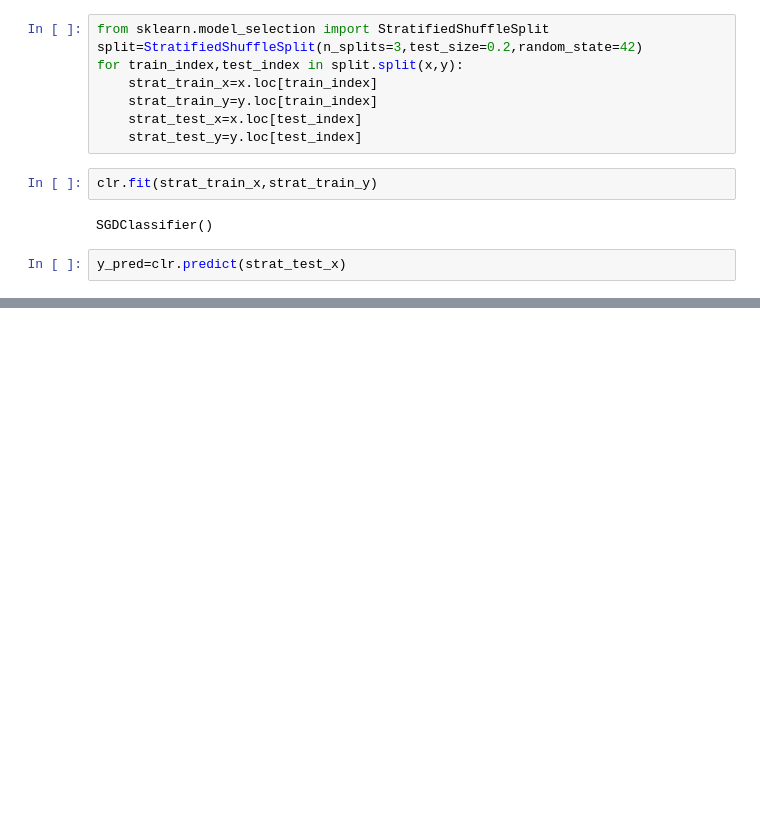
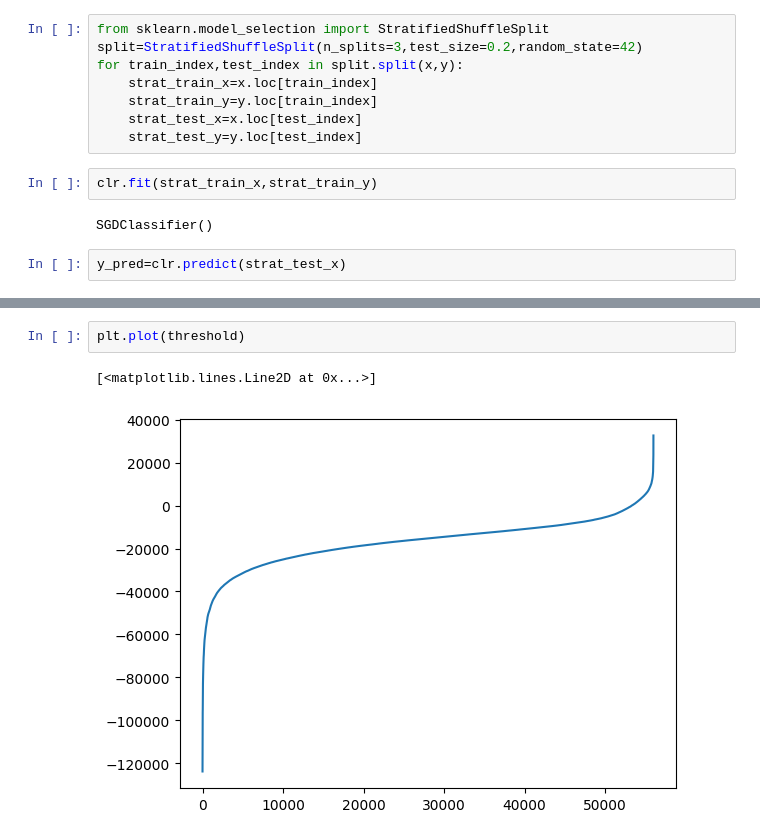
Before and after one commit to rohit8168/machine-learning, a Jupyter notebook: SGD classification.ipynb, the cells around one changed output, grey strips where cells are left out. Cells and saved outputs as stored; diff of their text form; blank space fills up the shorter version.

```diff
--- a/SGD classification.ipynb
+++ b/SGD classification.ipynb
@@ -70,0 +119,5 @@ array([[12592,   270],
+# %%
+plt.plot(threshold)
+# %% [output]
+[<matplotlib.lines.Line2D at 0x...>]
+[figure, added]
```
Also changed, not shown: parts of 24 cells of this notebook.
